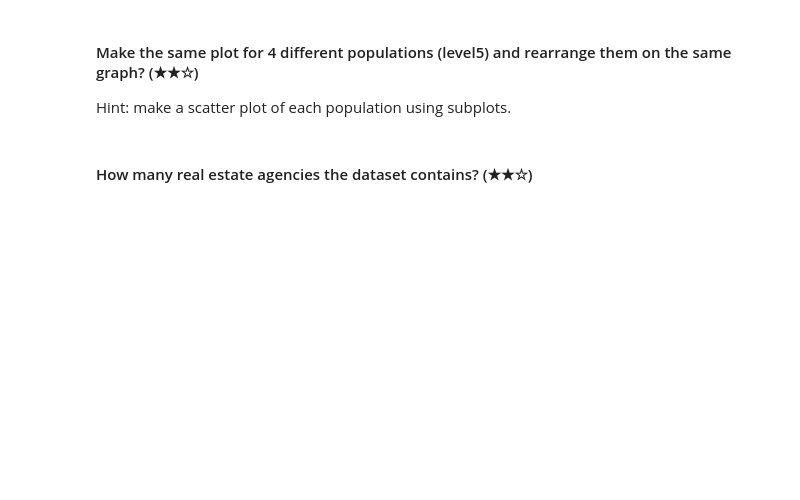
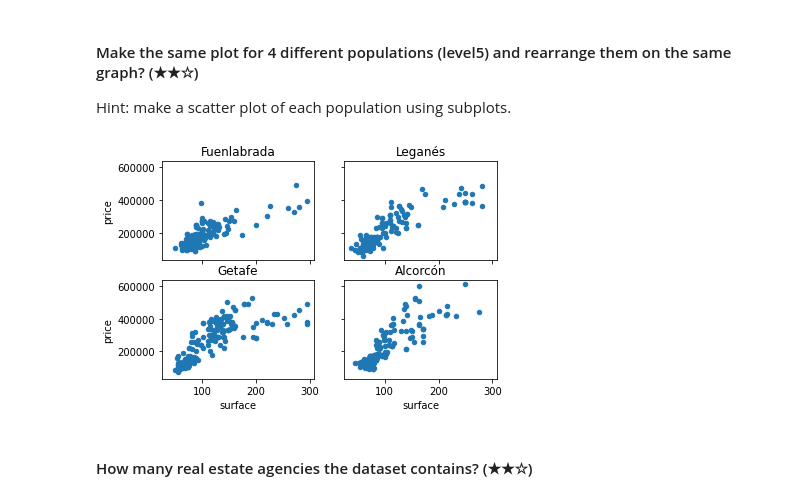
Before and after one commit to RominaGonella/Bootcamp_4Geeks, a Jupyter notebook: project.ipynb, the cells around one changed output. Drawn from its saved outputs; the diff is of its cells as text; code cells hidden in the pictures; blank space fills up the shorter version.

```diff
--- a/project.ipynb
+++ b/project.ipynb
@@ -357,5 +276,25 @@ plt.scatter(aux['surface'], aux['price'])
 # %% [markdown]
 #### Make the same plot for 4 different populations (level5) and rearrange them on the same graph? (★★☆)
 Hint: make a scatter plot of each population using subplots.
+# %%
+# utilizo el data frame data3 creado previamente filtrando precio 0 y superficie hasta 300
+aux = data3[['surface', 'price', 'level5']]
+aux = aux[aux['price'] > 0]
+aux = aux[aux['surface'] < 300]
+
+#print(labs) # recuerdo nombres
+
+fig, ax = plt.subplots(2, 2, sharex = True, sharey = True)
+aux[aux['level5'].isin(['Fuenlabrada'])].plot.scatter(x = 'surface', y = 'price', ax = ax[0,0])
+aux[aux['level5'].isin(['Leganés'])].plot.scatter(x = 'surface', y = 'price', ax = ax[0,1])
+aux[aux['level5'].isin(['Getafe'])].plot.scatter(x = 'surface', y = 'price', ax = ax[1,0])
+aux[aux['level5'].isin(['Alcorcón'])].plot.scatter(x = 'surface', y = 'price', ax = ax[1,1])
+ax[0, 0].set_title('Fuenlabrada')
+ax[0, 1].set_title('Leganés')
+ax[1, 0].set_title('Getafe')
+ax[1, 1].set_title('Alcorcón')
+plt.show()
+# %% [output]
+[figure, added]
 # %% [markdown]
 #### How many  real estate agencies the dataset contains? (★★☆)
```
Also changed, not shown: parts of 24 cells of this notebook.
